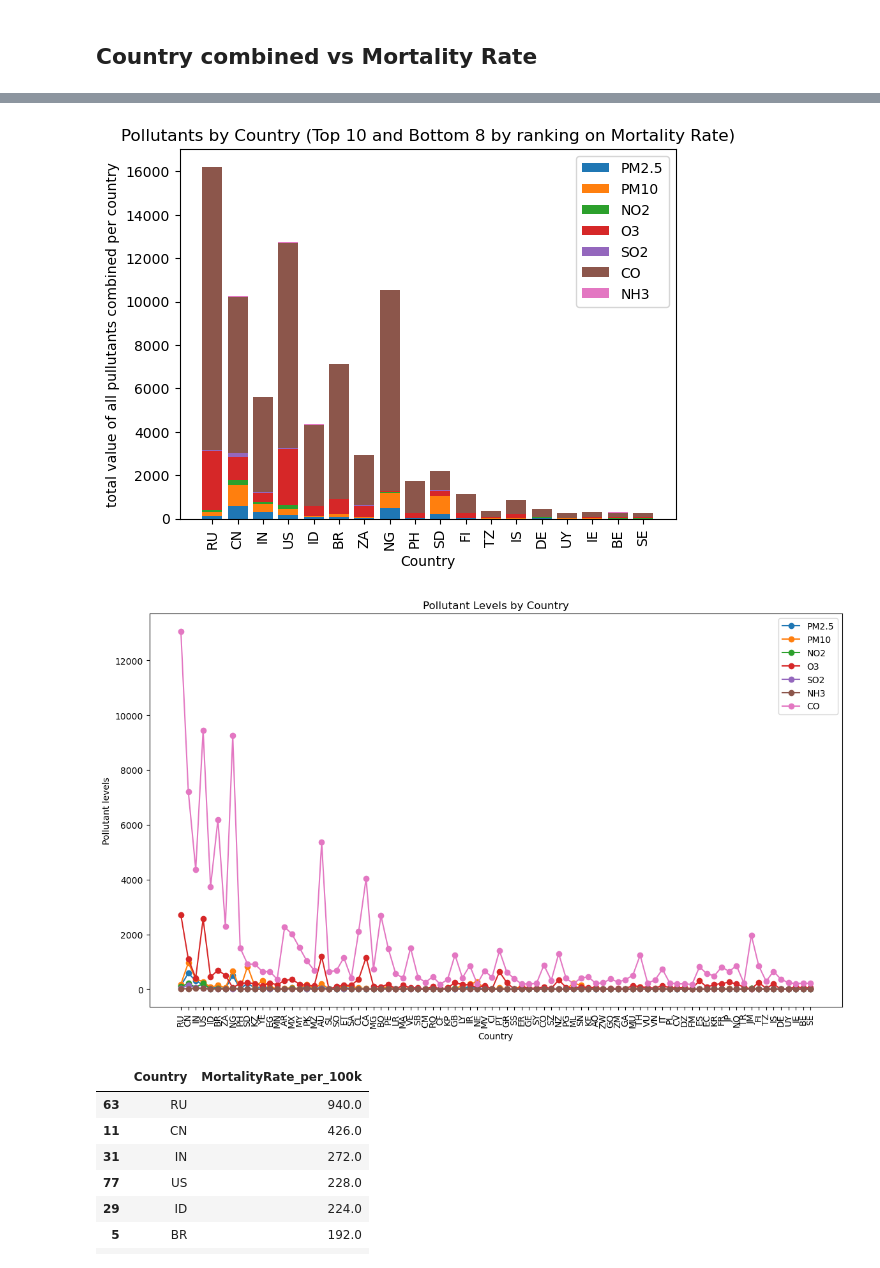
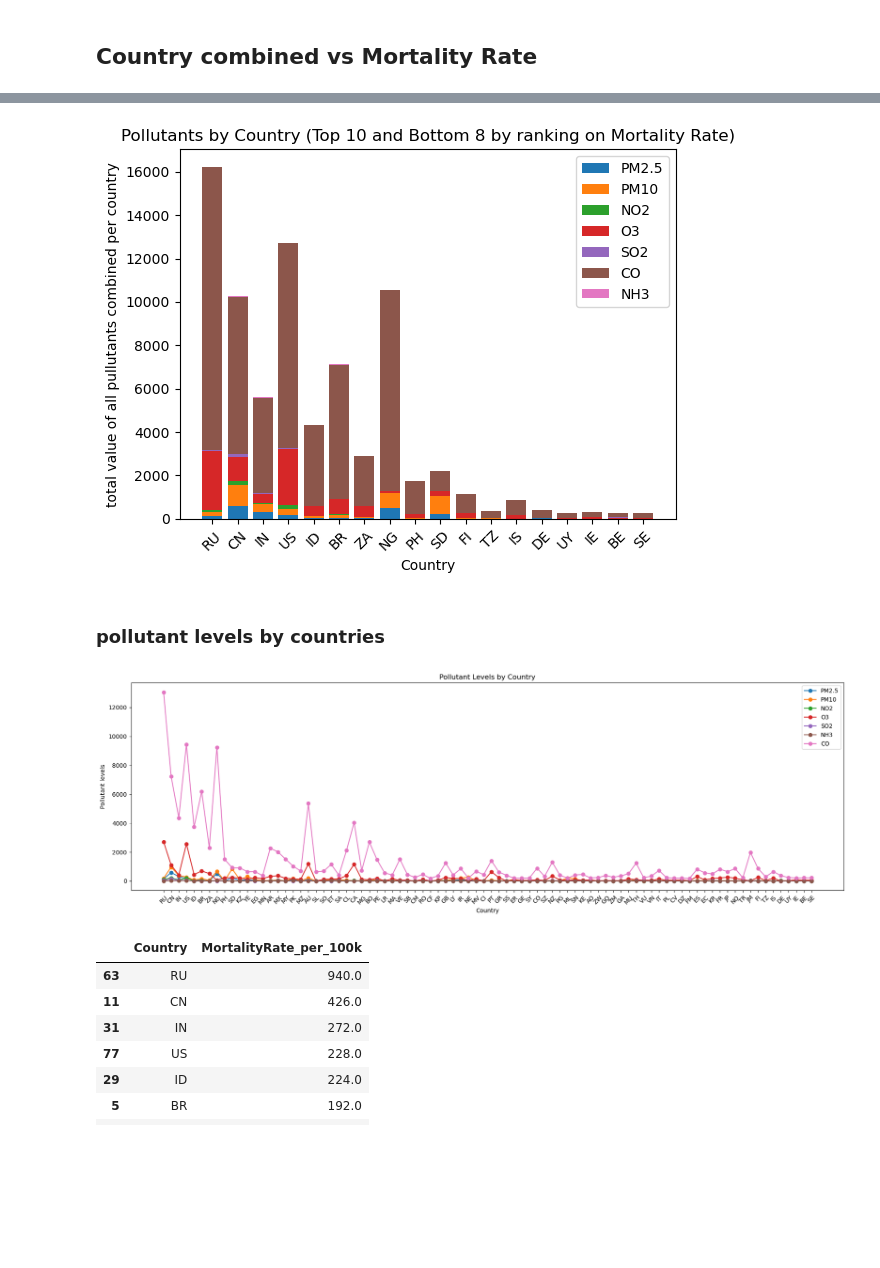
Before and after one commit to Golnaz8/airquality_vs_health, a Jupyter notebook: AirQuality_vs_Health/analysis_plot_and_regression.ipynb, the cells around one changed output, grey strips where cells are left out. Saved outputs shown, nothing was run; the diff lists cells and outputs as text; code cells hidden in the pictures; blank space fills up the shorter version.

```diff
--- a/AirQuality_vs_Health/analysis_plot_and_regression.ipynb
+++ b/AirQuality_vs_Health/analysis_plot_and_regression.ipynb
@@ -58,34 +113,38 @@ plt.bar(combined_df['Country'], combined_df['NH3'], bottom=combined_df['PM2.5']
 plt.xlabel('Country')
 plt.ylabel('total value of all pullutants combined per country')
 plt.title('Pollutants by Country (Top 10 and Bottom 8 by ranking on Mortality Rate)')
-plt.xticks(rotation=90)
+plt.xticks(rotation=45)
 plt.legend()
-
+plt.savefig('Picture_for_Presentation/Top_10_VS_Bot_8.png')
 plt.show()
 # %% [output]
-[figure, old version]
+[figure, new version]
+# %% [markdown]
+### pollutant levels by countries
 # %%
 # Different pollutant levels spread through Countries
 
-plt.figure(figsize=(14, 8))
+plt.figure(figsize=(18, 6))
 
 plt.plot(df_ranked['Country'], df_ranked['PM2.5'], label='PM2.5', marker='o')
 plt.plot(df_ranked['Country'], df_ranked['PM10'], label='PM10', marker='o')
 plt.plot(df_ranked['Country'], df_ranked['NO2'], label='NO2', marker='o')
 plt.plot(df_ranked['Country'], df_ranked['O3'], label='O3', marker='o')
 plt.plot(df_ranked['Country'], df_ranked['SO2'], label='SO2', marker='o')
 plt.plot(df_ranked['Country'], df_ranked['NH3'], label='NH3', marker='o')
 plt.plot(df_ranked['Country'], df_ranked['CO'], label='CO', marker='o')
 
 
 plt.xlabel('Country')
 plt.ylabel('Pollutant levels')
 plt.title('Pollutant Levels by Country')
-plt.xticks(rotation=90)
+plt.xticks(rotation=45)
 plt.legend()
+plt.tight_layout()
+plt.savefig('Picture_for_Presentation/Pollutant_levels_by_country.png')
 plt.show()
 # %% [output]
-[figure, old version]
+[figure, new version]
 # %%
 # try to get the table with Country and MortalityRate only for Powerpoint
 top_10_10_countrywithMortality =  top_10_country_ranking.drop(columns=['PM2.5','PM10','NO2','O3','SO2',
```
Also changed, not shown: parts of 22 cells of this notebook, 12 other files.
